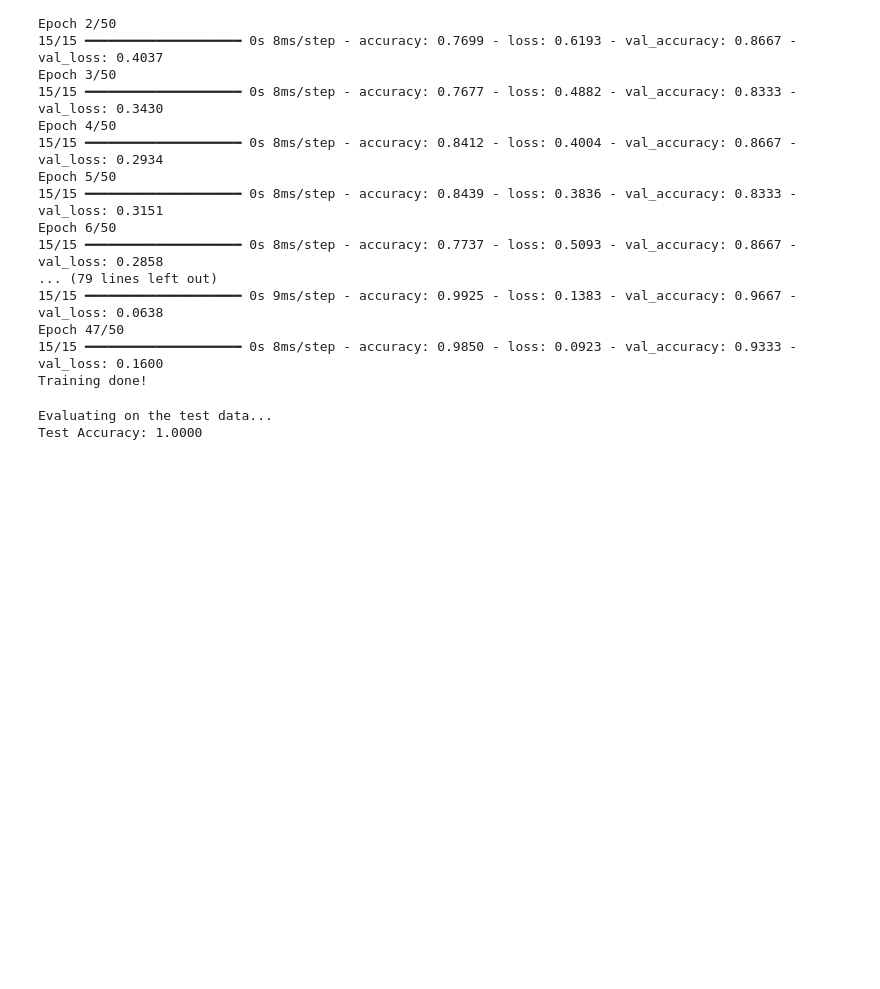
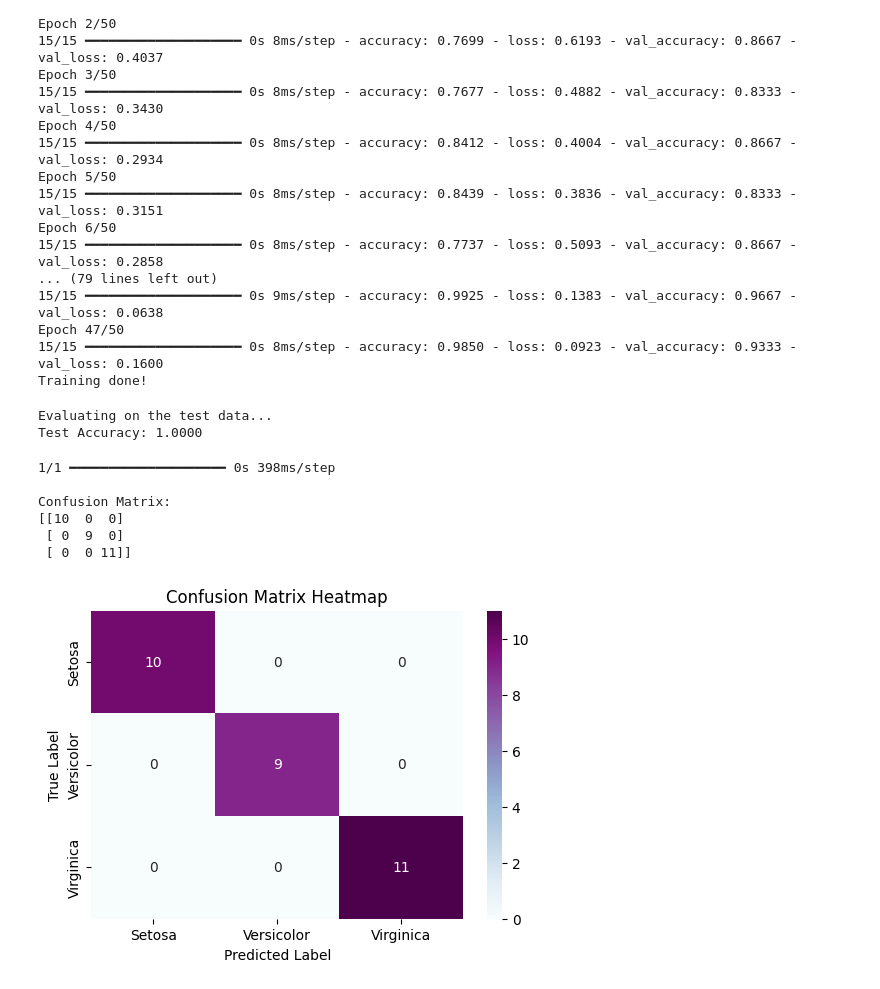
Before and after one commit to eliasangelss/irisflower, a Jupyter notebook: model.ipynb, the cells around one changed output. Cells and saved outputs as stored; diff of their text form; code cells hidden in the pictures; blank space fills up the shorter version.

```diff
--- a/model.ipynb
+++ b/model.ipynb
@@ -158,3 +159,31 @@ print(f"Test Accuracy: {testAcc:.4f}")
 # %% [output]
 Evaluating on the test data...
 Test Accuracy: 1.0000
+# %%
+# adding a confusion matrix wootwoot
+
+yPredProbs = model.predict(xTest)
+yPredClasses = np.argmax(yPredProbs, axis = 1)
+yTrueClasses = np.argmax(yTest, axis = 1)
+
+cm = confusion_matrix(yTrueClasses, yPredClasses)
+
+print("\nConfusion Matrix:")
+print(cm)
+
+plt.figure(figsize=(6, 4))
+sns.heatmap(cm, annot=True, fmt='d', cmap='BuPu',
+            xticklabels = ['Setosa', 'Versicolor', 'Virginica'],
+            yticklabels = ['Setosa', 'Versicolor', 'Virginica'])
+plt.xlabel('Predicted Label')
+plt.ylabel('True Label')
+plt.title('Confusion Matrix Heatmap')
+plt.show()
+# %% [output]
+1/1 ━━━━━━━━━━━━━━━━━━━━ 0s 398ms/step
+
+Confusion Matrix:
+[[10  0  0]
+ [ 0  9  0]
+ [ 0  0 11]]
+[figure, added]
```
Also changed, not shown: parts of 3 cells of this notebook.
